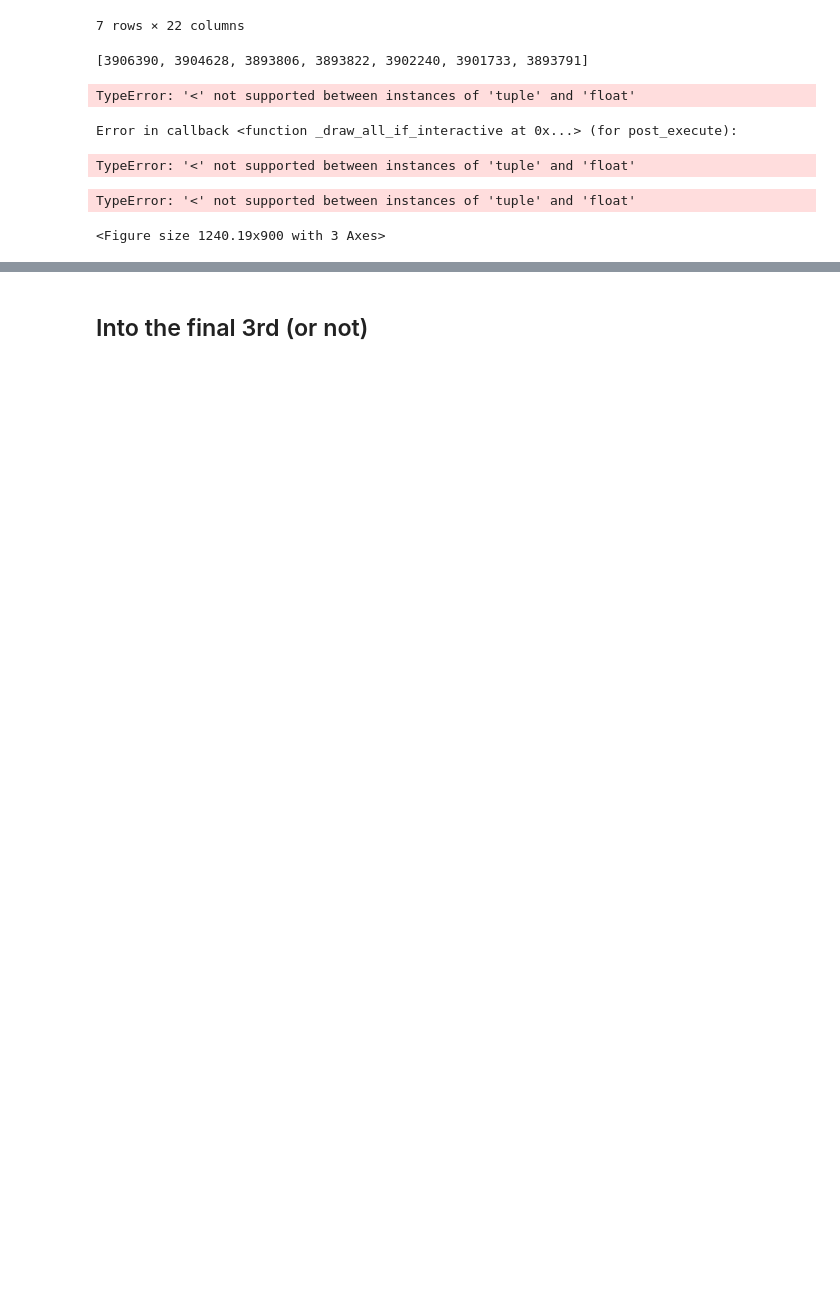
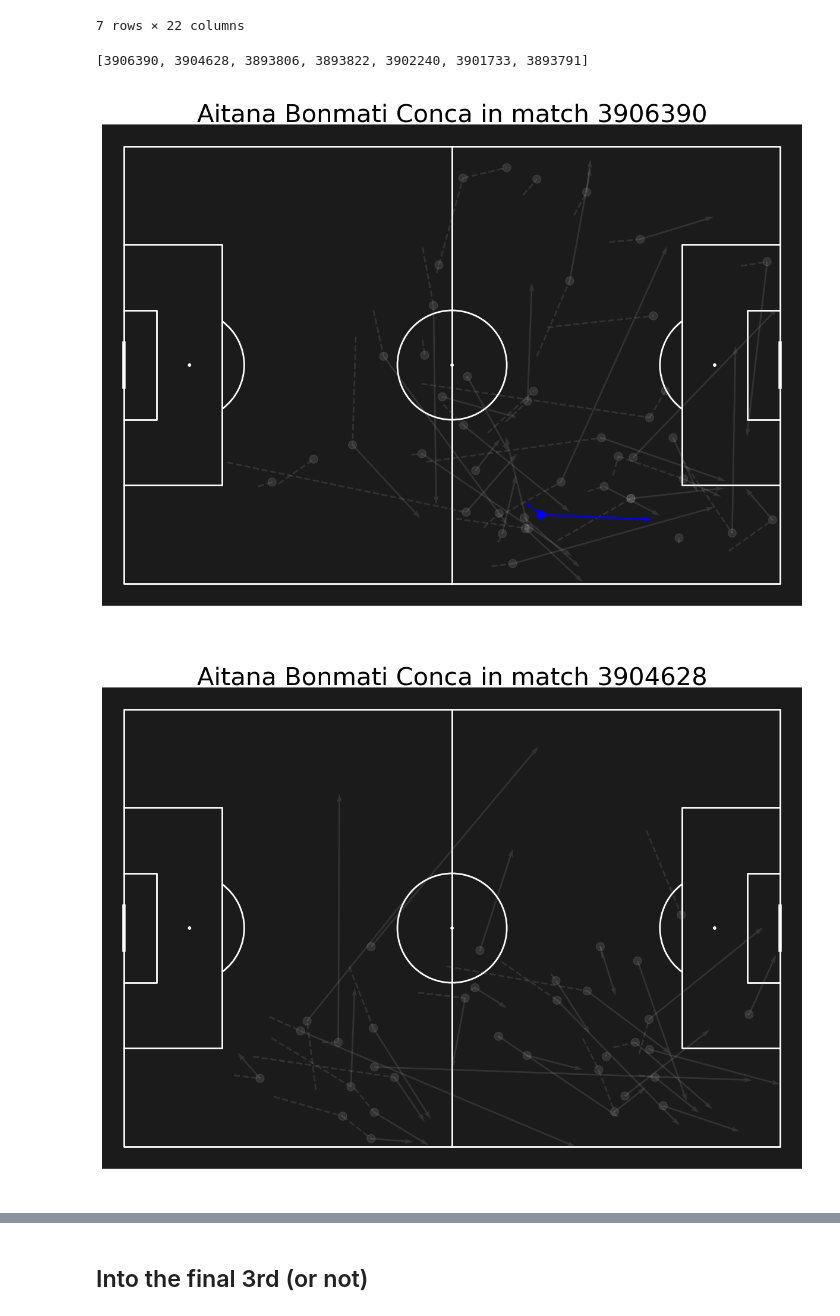
Before and after one commit to AGraciaSipan/soccermatics, a Jupyter notebook: hand-ins/1.AitanaBonmati/Untitled-Copy1.ipynb, the cells around one changed output, grey strips where cells are left out. Drawn from its saved outputs; the diff is of its cells as text; code cells hidden in the pictures; blank space fills up the shorter version.

```diff
--- a/hand-ins/1.AitanaBonmati/Untitled-Copy1.ipynb
+++ b/hand-ins/1.AitanaBonmati/Untitled-Copy1.ipynb
@@ -293,42 +299,39 @@ for match_id in team_matches_id:
     # Plot
     pitch = Pitch(line_color='white', pitch_color=black_color)
     fig, ax = pitch.grid(grid_height=0.9, title_height=0.06, axis=False,
                          endnote_height=0.04, title_space=0, endnote_space=0)
 
     # Plot passes
     pitch.scatter(only_pass_start_x, only_pass_start_y, alpha=only_pass_alphas, s=circle_size, color=only_pass_colors,
-                  ax=ax['pitch'], zorder=only_pass_zorder)
+                  ax=ax['pitch'], zorder=2)
     pitch.arrows(only_pass_start_x, only_pass_start_y,
                  only_pass_end_x, only_pass_end_y,
                  color=only_pass_colors, linestyle='-', width=line_width, alpha=only_pass_alphas,
-                 ax=ax['pitch'], zorder=only_pass_zorder)
+                 ax=ax['pitch'], zorder=1)
 
     # Plot carrys
     pitch.scatter(only_carry_end_x, only_carry_end_y, alpha=only_carry_alphas, s=circle_size, color=only_carry_colors,
-                  ax=ax['pitch'], zorder=only_carry_zorder)
+                  ax=ax['pitch'], zorder=2)
     pitch.lines(only_carry_start_x, only_carry_start_y,
                 only_carry_end_x, only_carry_end_y,
                 color=only_carry_colors, linestyles='--', linewidth=line_width, alpha=only_carry_alphas,
-                ax=ax['pitch'], zorder=only_carry_zorder)
+                ax=ax['pitch'], zorder=1)
 
     # Plot carrys + passes
     pitch.scatter(pass_start_x, pass_start_y, alpha=carry_and_pass_alphas, s=circle_size, color=carry_and_pass_colors,
-                  ax=ax['pitch'], zorder=carry_and_pass_zorder)
+                  ax=ax['pitch'], zorder=2)
     pitch.arrows(pass_start_x, pass_start_y,
                  pass_end_x, pass_end_y,
                  color=carry_and_pass_colors, linestyle='-', width=line_width, alpha=carry_and_pass_alphas,
-                 ax=ax['pitch'], zorder=carry_and_pass_zorder)
+                 ax=ax['pitch'], zorder=1)
     pitch.lines(carry_start_x, carry_start_y,
                 pass_start_x, pass_start_y,
                 color=carry_and_pass_colors, linestyles='--', linewidth=line_width, alpha=carry_and_pass_alphas,
-                ax=ax['pitch'], zorder=carry_and_pass_zorder)
+                ax=ax['pitch'], zorder=1)
 
     fig.suptitle(f"{player_name} in match {match_id}", fontsize=30)
     plt.savefig(f"img/{match_id}.png")
     plt.show()
 # %% [output]
-TypeError: '<' not supported between instances of 'tuple' and 'float'
-Error in callback <function _draw_all_if_interactive at 0x...> (for post_execute):
-TypeError: '<' not supported between instances of 'tuple' and 'float'
-TypeError: '<' not supported between instances of 'tuple' and 'float'
-<Figure size 1240.19x900 with 3 Axes>
+[figure, added]
+[figure, added]
```
Also changed, not shown: parts of 5 cells of this notebook, 2 other files.
